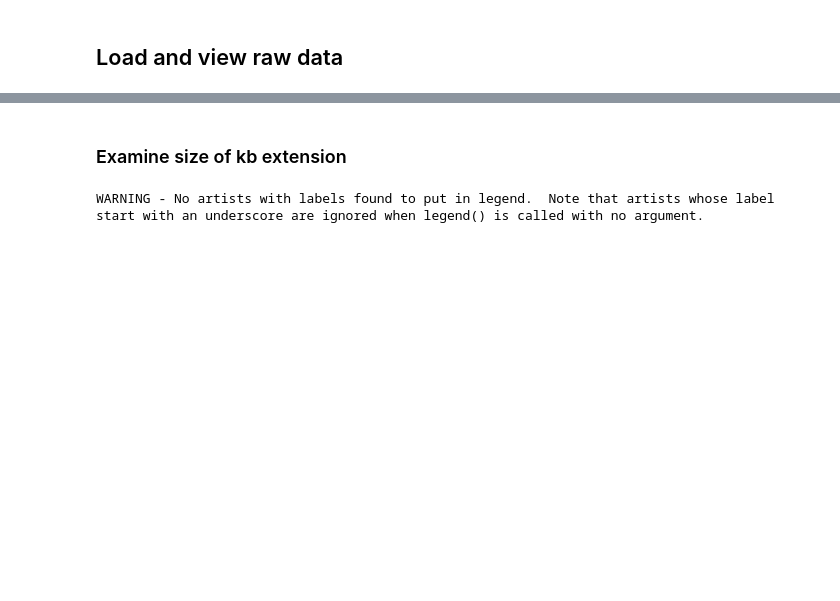
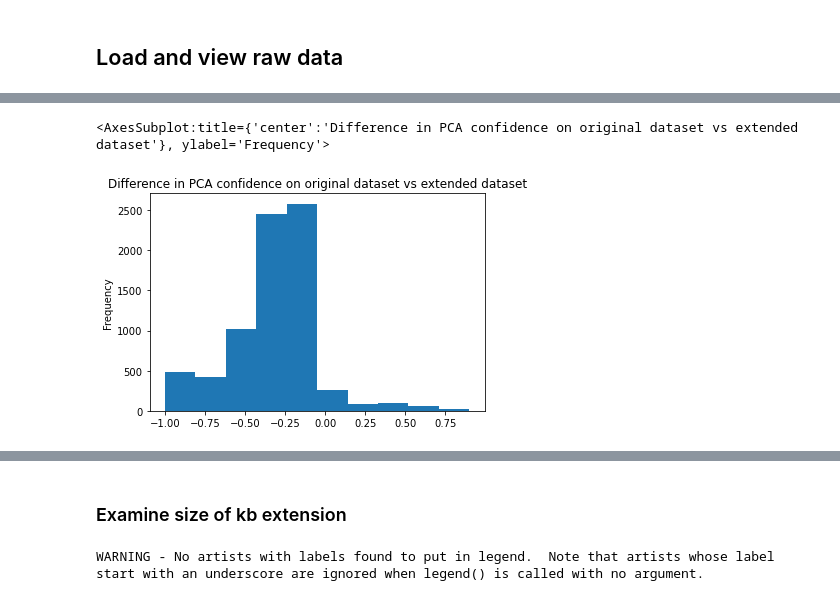
Before and after one commit to JohannaJo/master-latex-template, a Jupyter notebook: code/Visualization_wn18rr.ipynb, the cells around one changed output, grey strips where cells are left out. Drawn from its saved outputs; the diff is of its cells as text; code cells hidden in the pictures; blank space fills up the shorter version.

```diff
--- a/code/Visualization_wn18rr.ipynb
+++ b/code/Visualization_wn18rr.ipynb
@@ -65,0 +60,5 @@ mined_rules_parameters
+# %%
+mined_rules_parameters['PCA Diff'].plot.hist(title = "Difference in PCA confidence on original dataset vs extended dataset")
+# %% [output]
+<AxesSubplot:title={'center':'Difference in PCA confidence on original dataset vs extended dataset'}, ylabel='Frequency'>
+[figure, added]
```
Also changed, not shown: parts of 42 cells of this notebook, 1 other file.
